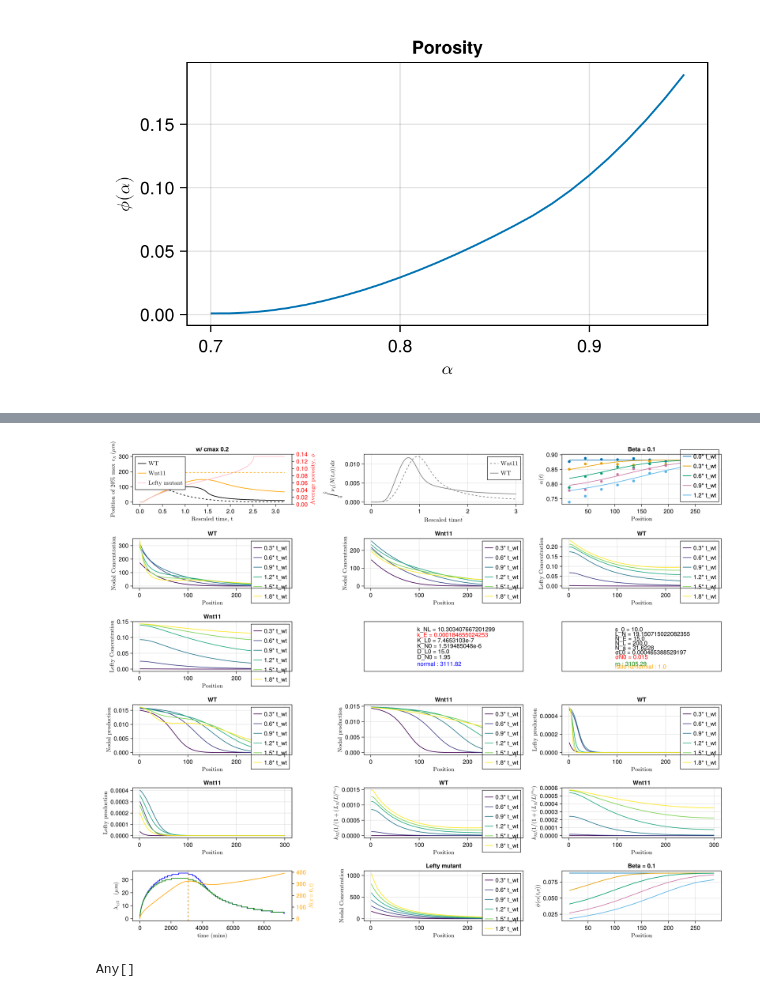
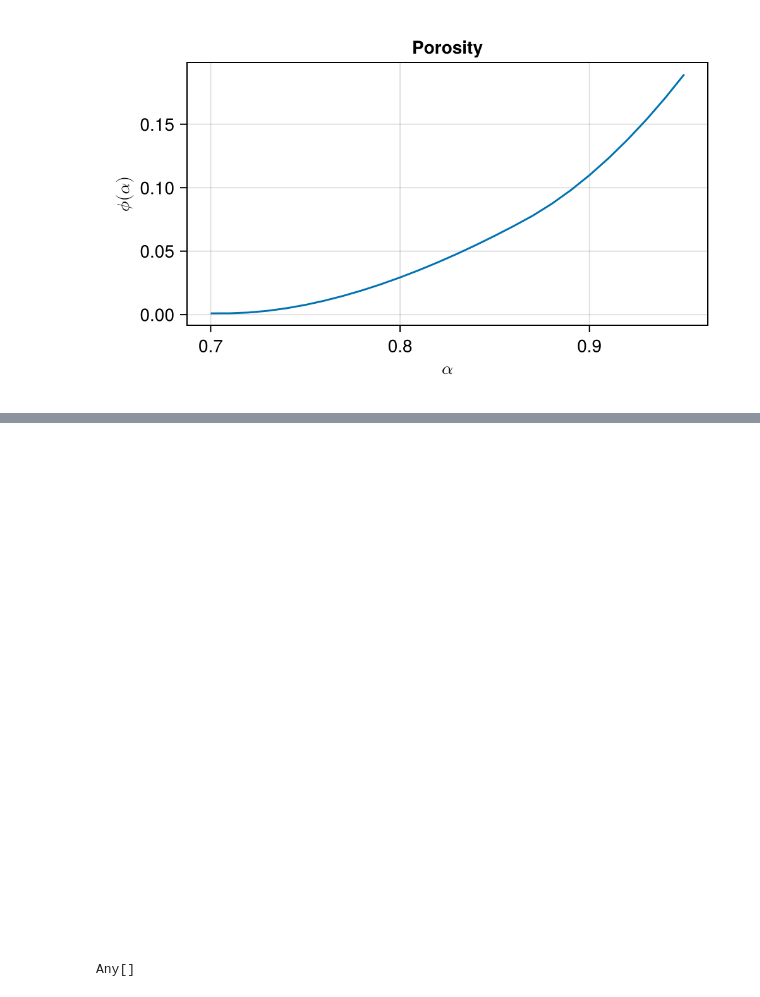
Before and after one commit to harrybooth/TissueRigidity, a Jupyter notebook: notebooks/OptimalParameters - FindRelayDiff_v1.ipynb, the cells around one changed output, grey strips where cells are left out. Cells and saved outputs as stored; diff of their text form; code cells hidden in the pictures.

```diff
--- a/notebooks/OptimalParameters - FindRelayDiff_v1.ipynb
+++ b/notebooks/OptimalParameters - FindRelayDiff_v1.ipynb
@@ -203,9 +203,9 @@ fig = Figure(size = (1500,1200))
 # fig = plot_summary_newtimes!(fig,[DN0,DL0,0*kN0,kL0,kE,kNL,0*σN0,σL0,Na,NL,NE,LN,s0],prob
 # fig = plot_summary_newtimes!(fig,[DN0,DL0,0.1*kN0,kL0,kE,10*kNL,0*σN0,σL0,Na,NL,10*NE,LN,s0],prob)
 
-fig = plot_summary_newtimes!(fig,[DN0,DL0,kN0,kL0,0.8*kE,kNL,1.5*σN0,σL0,Na,NL,NE,LN,s0],prob)
+# fig = plot_summary_newtimes!(fig,[DN0,DL0,kN0,kL0,0.8*kE,kNL,1.5*σN0,σL0,Na,NL,NE,LN,s0],prob)
 
-# save(plotsdir(exp_name * "/OrigFits/Summary.pdf"),fig)
+# # save(plotsdir(exp_name * "/OrigFits/Summary.pdf"),fig)
 
-fig
+# fig
 # %% [output]
@@ -213,4 +212,4 @@ WARNING: both SciMLBase and NOMAD export "solve"; uses of it in module Optimizat
-[figure, old version]
+[figure, new version]
 # %%
 # save(plotsdir(exp_name * "/OrigFits/Summary_ZenaSet1_CorrectedTerm.pdf"),fig)
 # %%
```
Also changed, not shown: parts of 14 cells of this notebook, 21 other files.
